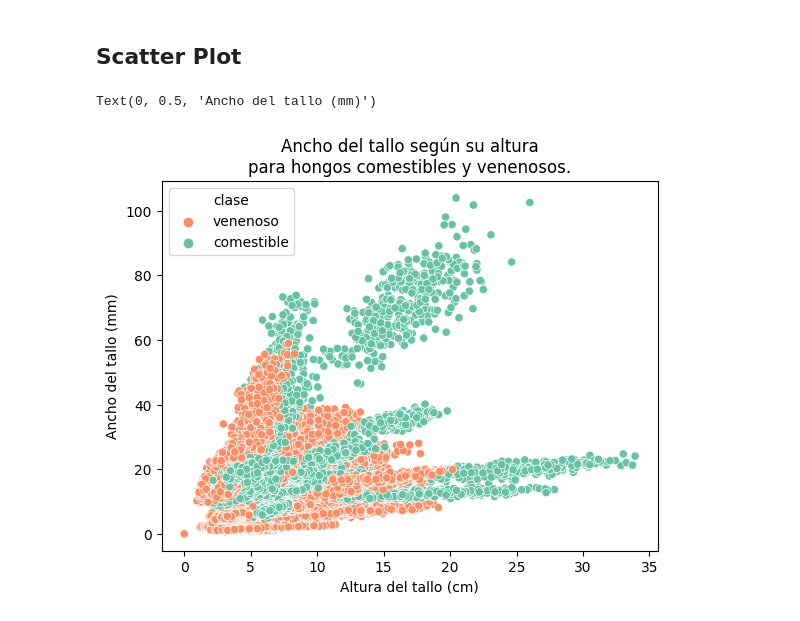
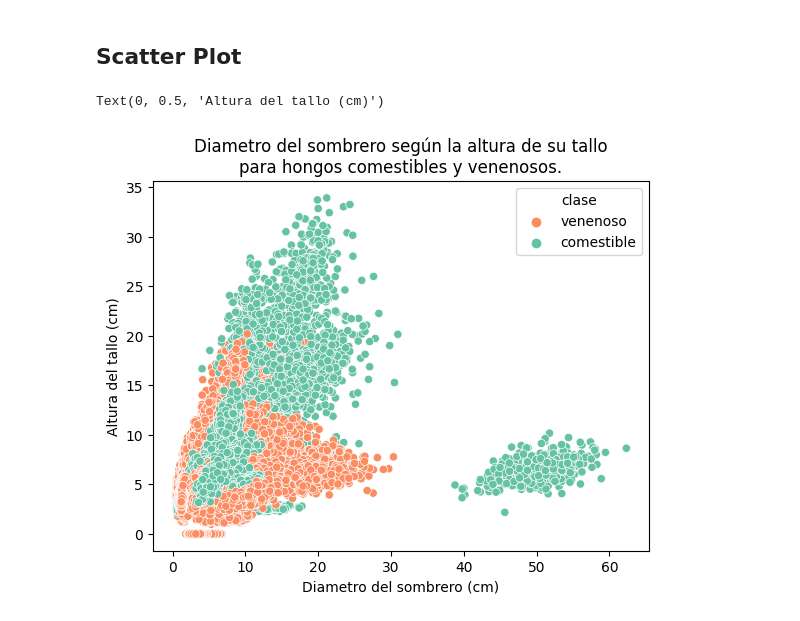
Before and after one commit to MarcosBianchii/Organizacion-de-Datos, a Jupyter notebook: TP2/analisis_exploratorio.ipynb, the cells around one changed output. Saved outputs shown, nothing was run; the diff lists cells and outputs as text; code cells hidden in the pictures.

Commit message:
nuevo scatter

```diff
--- a/TP2/analisis_exploratorio.ipynb
+++ b/TP2/analisis_exploratorio.ipynb
@@ -158,10 +158,10 @@ Text(50.72222222222221, 0.5, 'Color del sombrero')
 ## Scatter Plot
 # %%
 plt.figure(dpi=100)
-sns.scatterplot(df, x='stem-height', y='stem-width', hue='clase', palette=colores)
-plt.title('Ancho del tallo según su altura\npara hongos comestibles y venenosos.')
-plt.xlabel('Altura del tallo (cm)')
-plt.ylabel('Ancho del tallo (mm)')
+sns.scatterplot(df, x='cap-diameter', y='stem-height', hue='clase', palette=colores)
+plt.title('Diametro del sombrero según la altura de su tallo\npara hongos comestibles y venenosos.')
+plt.xlabel('Diametro del sombrero (cm)')
+plt.ylabel('Altura del tallo (cm)')
 # %% [output]
-Text(0, 0.5, 'Ancho del tallo (mm)')
+Text(0, 0.5, 'Altura del tallo (cm)')
-[figure, old version]
+[figure, new version]
```
